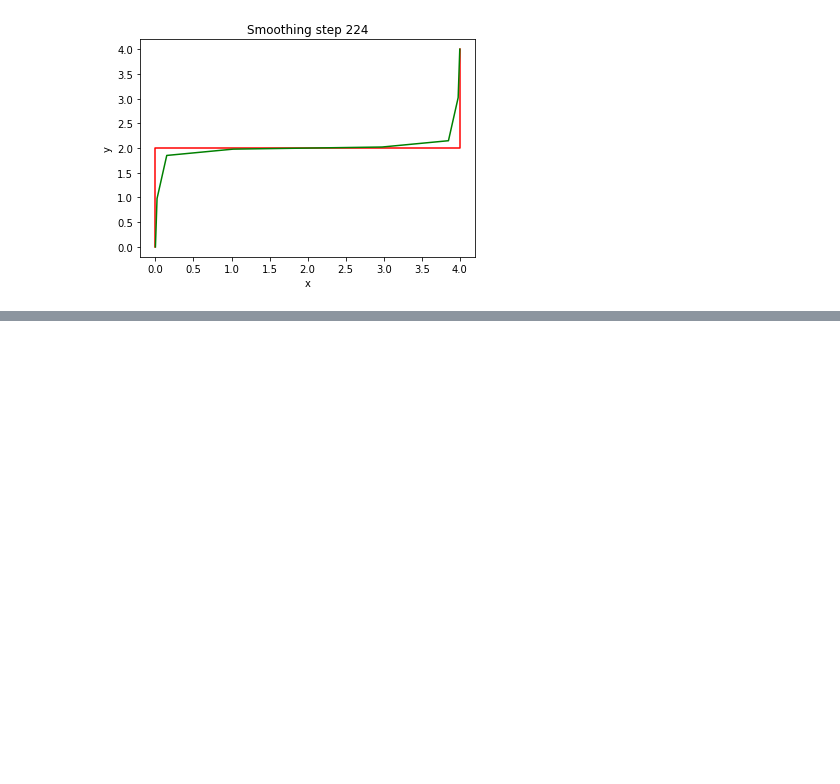
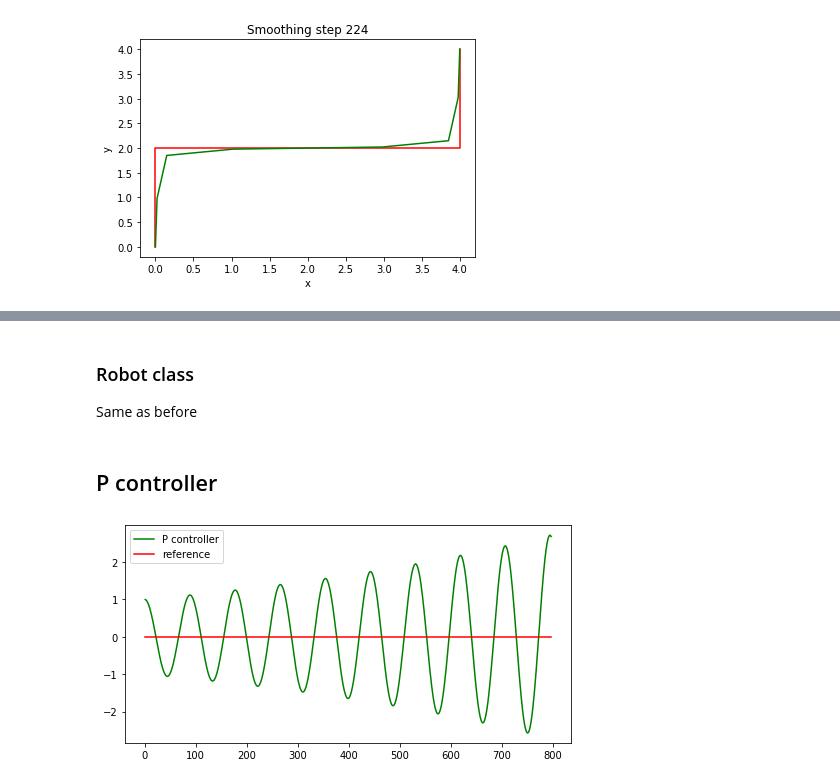
Before and after one commit to NNiehof/ArtificialIntelligenceForRobotics, a Jupyter notebook: PID control/Lesson_15_PID_control.ipynb, the cells around one changed output, grey strips where cells are left out. Drawn from its saved outputs; the diff is of its cells as text; code cells hidden in the pictures; blank space fills up the shorter version.

Commit message:
implemented PID control and parameter optimisation with twiddle

```diff
--- a/PID control/Lesson_15_PID_control.ipynb
+++ b/PID control/Lesson_15_PID_control.ipynb
@@ -160,0 +233,3 @@ plot_smooth(path)
+# %% [markdown]
+### Robot class
+Same as before
@@ -160,0 +311,47 @@ plot_smooth(path)
+# %% [markdown]
+## P controller
+# %%
+# -----------
+# User Instructions
+#
+# Implement a P controller by running 100 iterations
+# of robot motion. The desired trajectory for the
+# robot is the x-axis. The steering angle should be set
+# by the parameter tau so that:
+#
+# steering = -tau * crosstrack_error
+#
+# You'll only need to modify the `run` function at the bottom.
+# ------------
+
+############## ADD / MODIFY CODE BELOW ####################
+# ------------------------------------------------------------------------
+#
+# run - does a single control run
+robot = Robot()
+robot.set(0.0, 1.0, 0.0)
+
+def run(robot, tau, n=100, speed=1.0):
+    x_trajectory = []
+    y_trajectory = []
+    # TODO: your code here
+    for step in range(n):
+        cte = robot.y
+        steering = -tau * cte
+        # perform one step with steering
+        robot.move(steering, distance=speed)
+        x_trajectory.append(robot.x)
+        y_trajectory.append(robot.y)
+    return x_trajectory, y_trajectory
+
+x_trajectory, y_trajectory = run(robot, 0.1, n=800)
+n = len(x_trajectory)
+
+fig, ax1 = plt.subplots(1, 1, figsize=(8, 4))
+plt.close()
+ax1.plot(x_trajectory, y_trajectory, 'g', label='P controller')
+ax1.plot(x_trajectory, np.zeros(n), 'r', label='reference')
+ax1.legend()
+display(fig)
+# %% [output]
+[figure, added]
```
Also changed, not shown: parts of 12 cells of this notebook.
